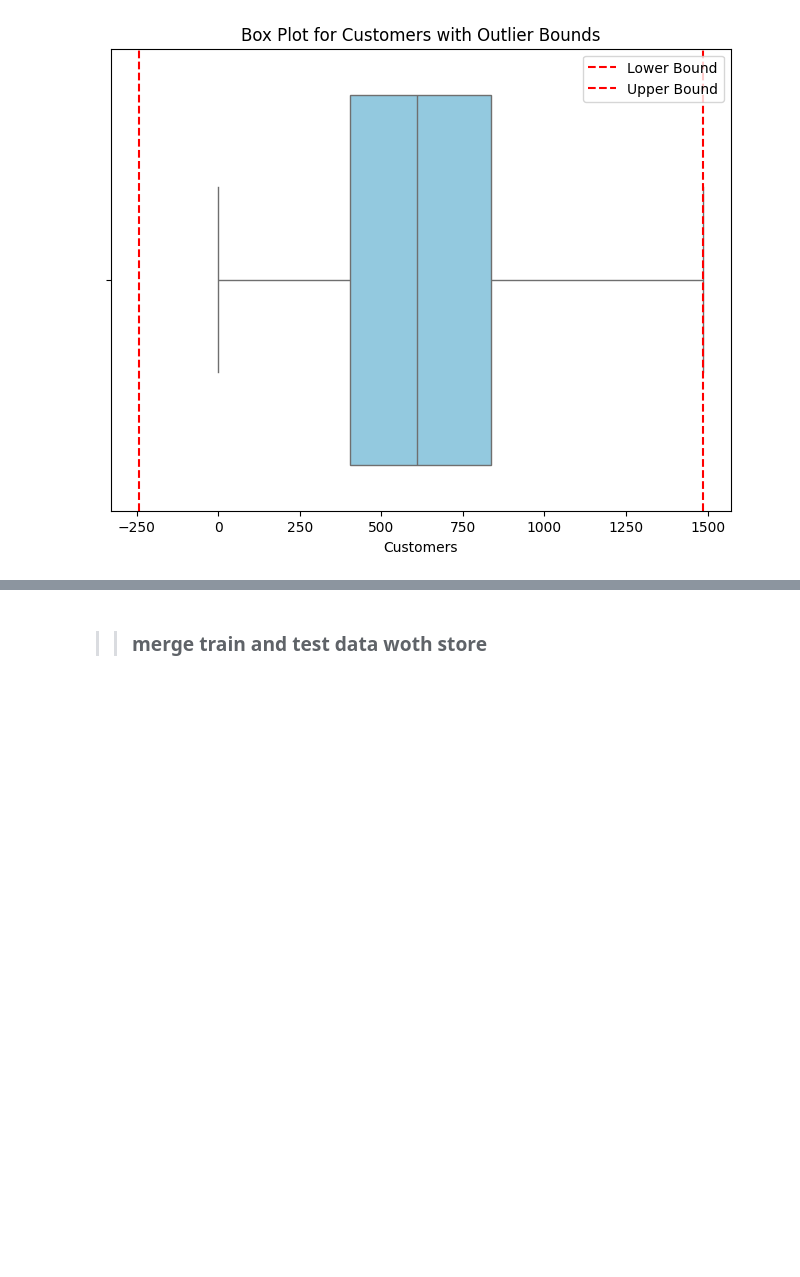
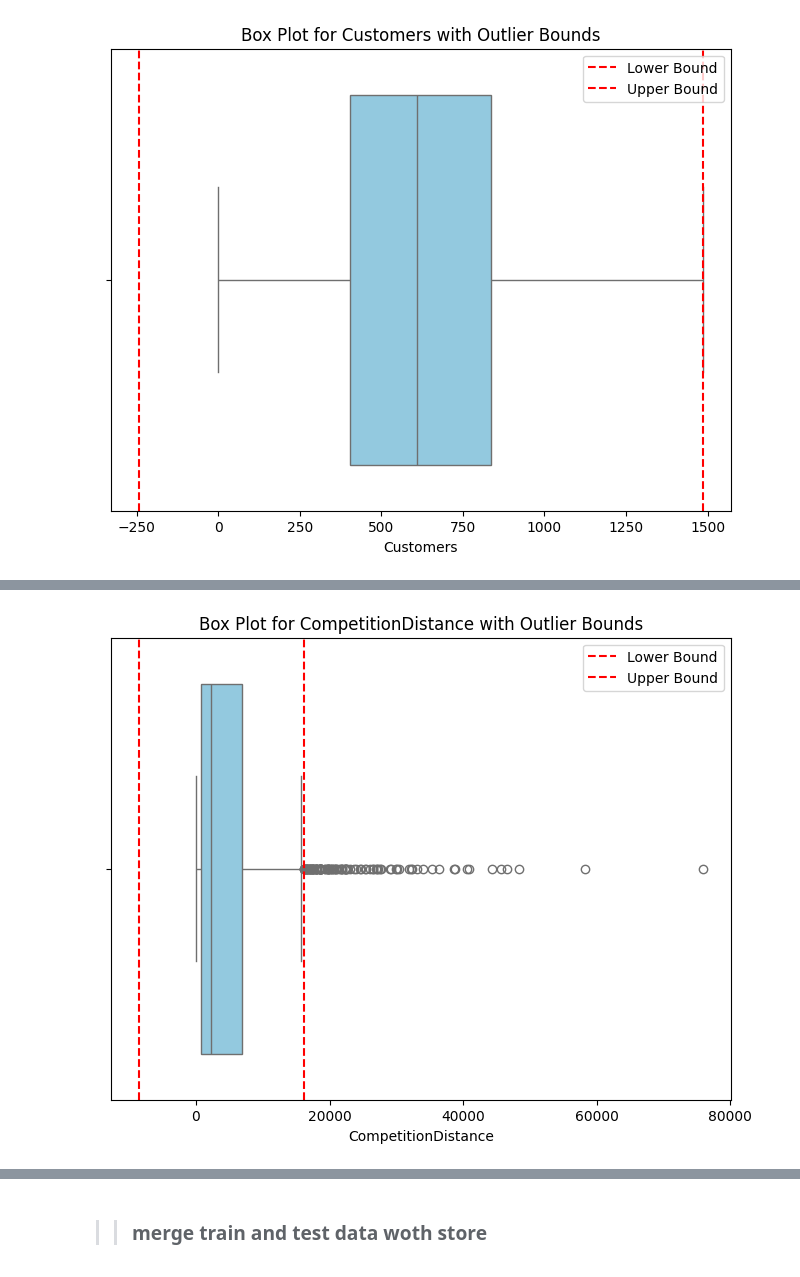
Before and after one commit to naolatomsa/forecast-sales-for-rossmann-store, a Jupyter notebook: notebooks/ExcustomerPurchasingBehavior.ipynb, the cells around one changed output, grey strips where cells are left out. Drawn from its saved outputs; the diff is of its cells as text; code cells hidden in the pictures; blank space fills up the shorter version.

Commit message:
detect and remove outliers for store data

```diff
--- a/notebooks/ExcustomerPurchasingBehavior.ipynb
+++ b/notebooks/ExcustomerPurchasingBehavior.ipynb
@@ -134,0 +153,5 @@ outliers = detect_outliers(train, column_to_detect)
+# %%
+column = ['CompetitionDistance']
+outliers = detect_outliers(store, column)
+# %% [output]
+[figure, added]
```
Also changed, not shown: parts of 7 cells of this notebook, 2 other files.
